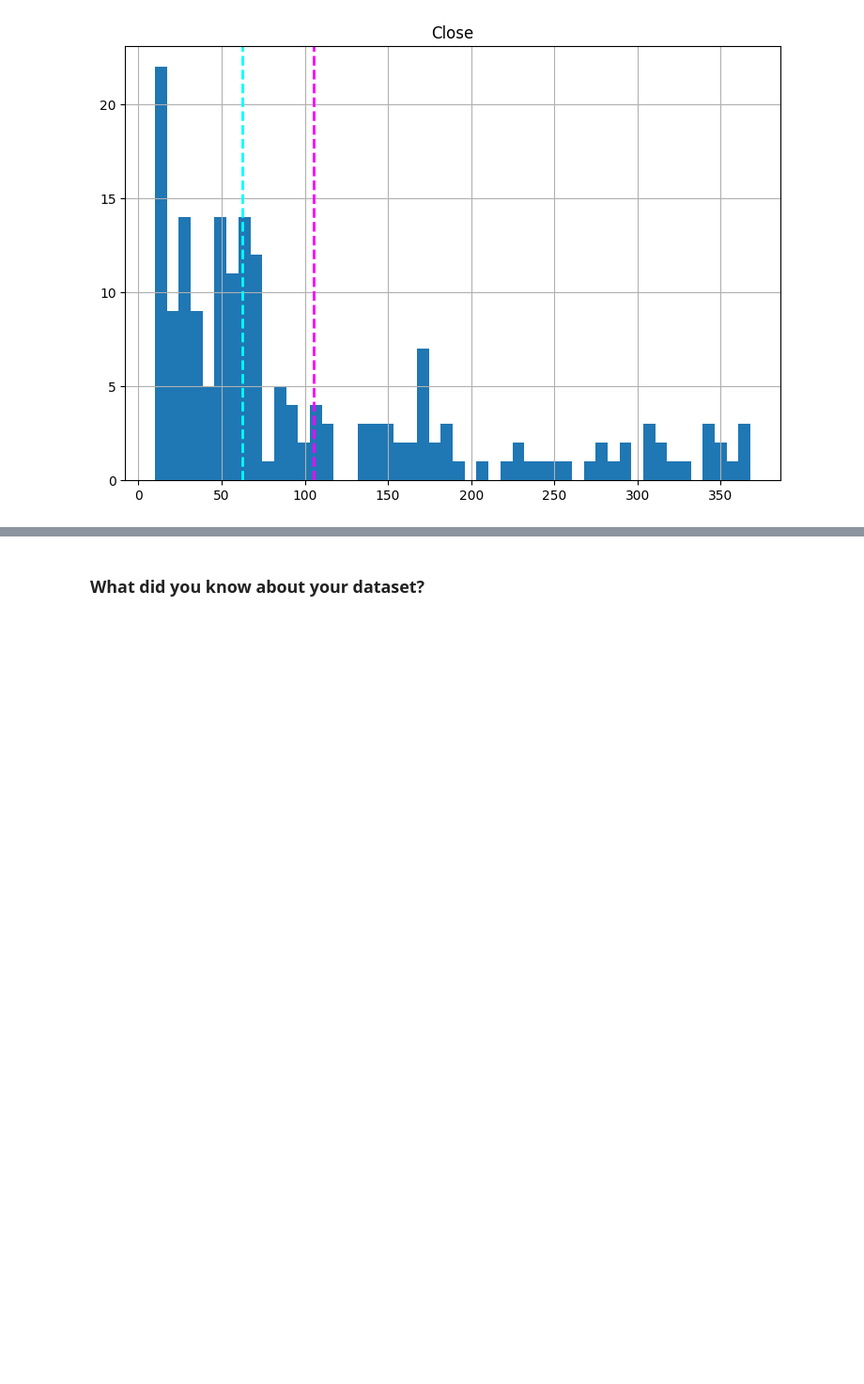
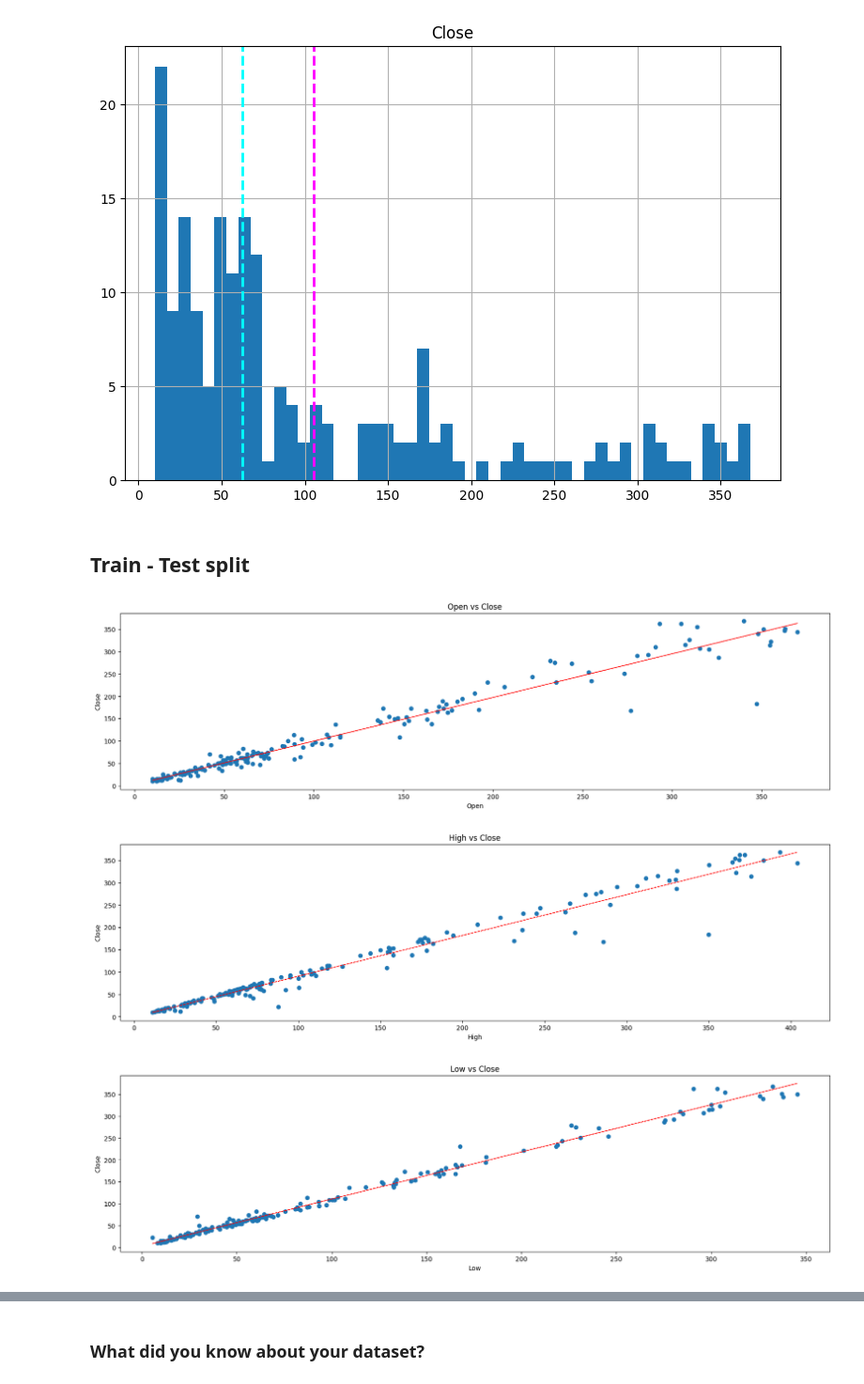
Before and after one commit to Aneel45/Yes_bank_stock_closing_price_detections, a Jupyter notebook: Yes_bank_stock_closing_price_detection_capstone_project.ipynb, the cells around one changed output, grey strips where cells are left out. Shown at 94% size. Saved outputs shown, nothing was run; the diff lists cells and outputs as text; code cells hidden in the pictures; blank space fills up the shorter version.

```diff
--- a/Yes_bank_stock_closing_price_detection_capstone_project.ipynb
+++ b/Yes_bank_stock_closing_price_detection_capstone_project.ipynb
@@ -243,7 +298,7 @@ plt.show()
 # %%
 
 # visualise the data
-fig = px.line(df, df['Date'], df['Close'], title='Monthly closing price')
+fig = px.line(yes_bank_df, yes_bank_df['Date'],yes_bank_df['Close'], title='Monthly closing price')
 fig.update_layout(
     xaxis=dict(title='Year'),
     yaxis=dict(title='Closing price'),
@@ -256,11 +311,11 @@ fig.show()
 [interactive output not drawn]
 # %%
 # Check for skewness in the dataset
-numeric_features = df.describe().columns
+numeric_features = yes_bank_df.describe().columns
 for col in numeric_features[0:4]:
     fig = plt.figure(figsize=(9, 6))
     ax = fig.gca()
-    feature = df[col]
+    feature = yes_bank_df[col]
     feature.hist(bins=50, ax = ax)
     ax.axvline(feature.mean(), color='magenta', linestyle='dashed', linewidth=2)
     ax.axvline(feature.median(), color='cyan', linestyle='dashed', linewidth=2)
@@ -271,3 +326,5 @@ for col in numeric_features[0:4]:
 [figure]
 [figure]
 [figure]
+# %% [markdown]
+## Train - Test split
@@ -273,0 +358,17 @@ for col in numeric_features[0:4]:
+# %%
+# scatter plot to see the relationship between dependent & independent variables
+for col in yes_bank_df.describe().columns[:-1]:
+  fig = plt.figure(figsize=(20,5))
+  ax = fig.gca()
+  plt.scatter(yes_bank_df[col], yes_bank_df['Close'])
+  plt.xlabel(col)
+  plt.ylabel('Close')
+  ax.set_title('{} vs Close'.format(col))
+  z = np.polyfit(yes_bank_df[col], yes_bank_df['Close'], 1)
+  y_hat = np.poly1d(z)(yes_bank_df[col])
+  plt.plot(yes_bank_df[col], y_hat, "r--", lw=1)
+  plt.show()
+# %% [output]
+[figure, added]
+[figure, added]
+[figure, added]
```
Also changed, not shown: parts of 26 cells of this notebook.
